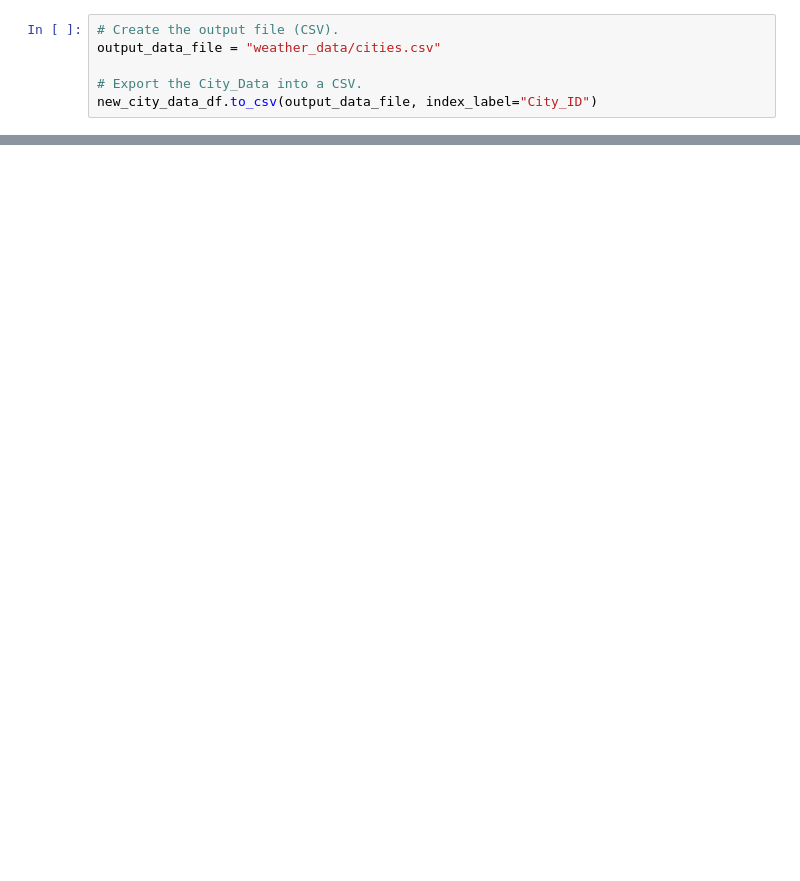
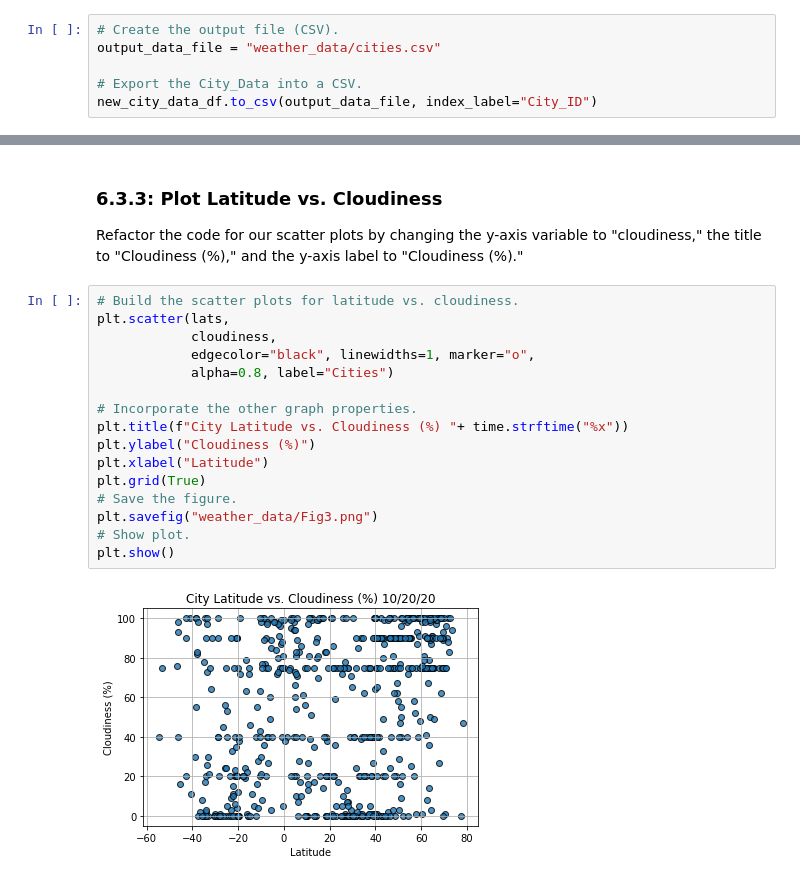
Before and after one commit to rustiri/World_Weather_Analysis, a Jupyter notebook: WeatherPy.ipynb, the cells around one changed output, grey strips where cells are left out. Saved outputs shown, nothing was run; the diff lists cells and outputs as text; blank space fills up the shorter version.

```diff
--- a/WeatherPy.ipynb
+++ b/WeatherPy.ipynb
@@ -212,0 +275,23 @@ new_city_data_df.to_csv(output_data_file, index_label="City_ID")
+# %% [markdown]
+
+<h3>6.3.3: Plot Latitude vs. Cloudiness</h3>
+
+<p>Refactor the code for our scatter plots by changing the y-axis variable to "cloudiness," the title to "Cloudiness (%)," and the y-axis label to "Cloudiness (%)."</p>
+# %%
+# Build the scatter plots for latitude vs. cloudiness.
+plt.scatter(lats,
+            cloudiness,
+            edgecolor="black", linewidths=1, marker="o",
+            alpha=0.8, label="Cities")
+
+# Incorporate the other graph properties.
+plt.title(f"City Latitude vs. Cloudiness (%) "+ time.strftime("%x"))
+plt.ylabel("Cloudiness (%)")
+plt.xlabel("Latitude")
+plt.grid(True)
+# Save the figure.
+plt.savefig("weather_data/Fig3.png")
+# Show plot.
+plt.show()
+# %% [output]
+[figure, added]
```
Also changed, not shown: parts of 15 cells of this notebook.
